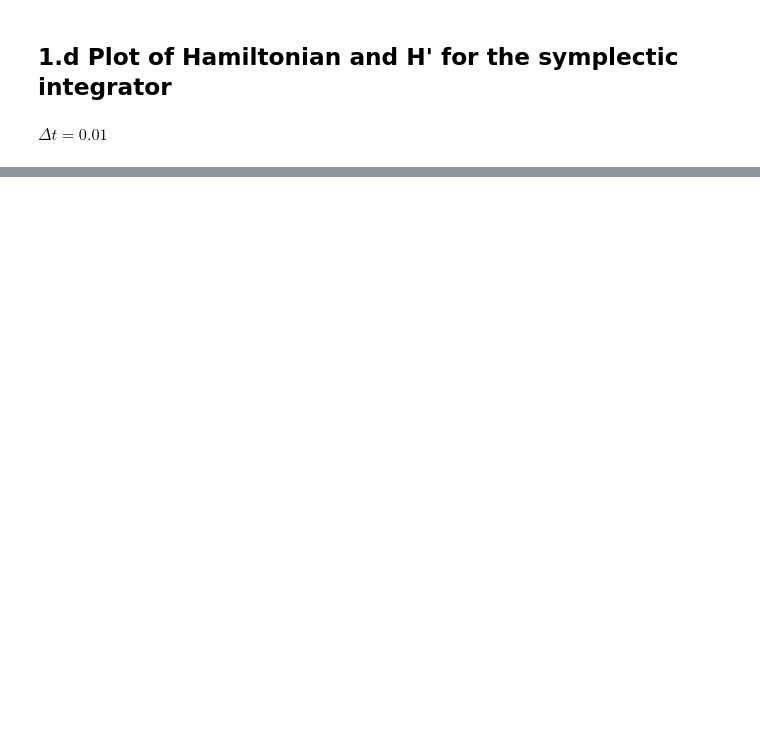
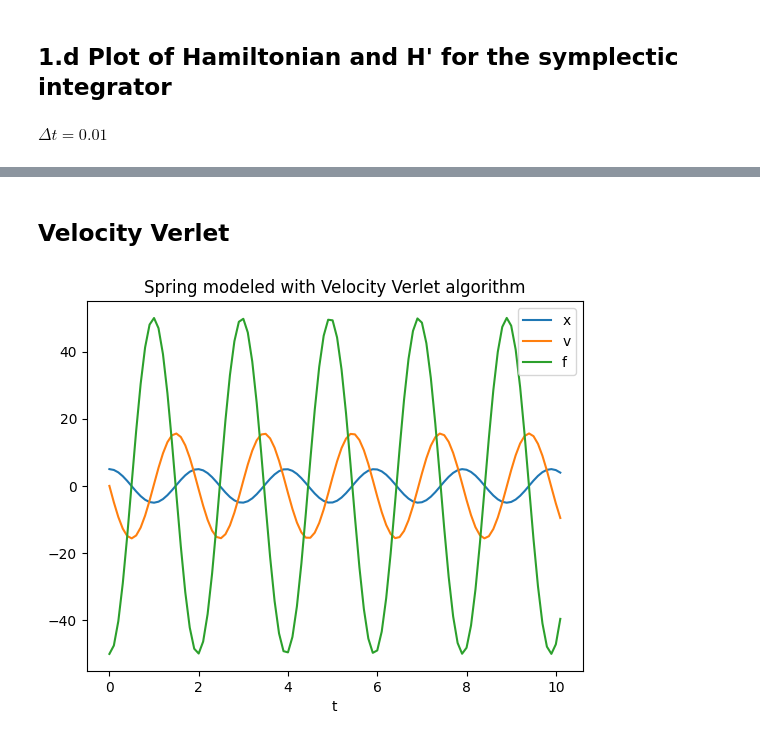
Before and after one commit to ivergro/Soft-Matter-Physics, a Jupyter notebook: Exercise_10/results.ipynb, the cells around one changed output, grey strips where cells are left out. Cells and saved outputs as stored; diff of their text form; code cells hidden in the pictures; blank space fills up the shorter version.

```diff
--- a/Exercise_10/results.ipynb
+++ b/Exercise_10/results.ipynb
@@ -198,0 +240,17 @@ ax.legend()
+# %% [markdown]
+## Velocity Verlet
+# %%
+xs = load_vector("./data/ex_2/x.dat")
+vs = load_vector("./data/ex_2/v.dat")
+fs = load_vector("./data/ex_2/f.dat")
+ts = load_vector("./data/ex_2/t.dat")
+# %%
+plt.plot(ts, xs, label="x")
+plt.plot(ts, vs, label="v")
+plt.plot(ts, fs, label="f")
+plt.legend()
+plt.title("Spring modeled with Velocity Verlet algorithm")
+plt.xlabel("t")
+plt.show()
+# %% [output]
+[figure, added]
```
Also changed, not shown: parts of 18 cells of this notebook, 5 other files.
